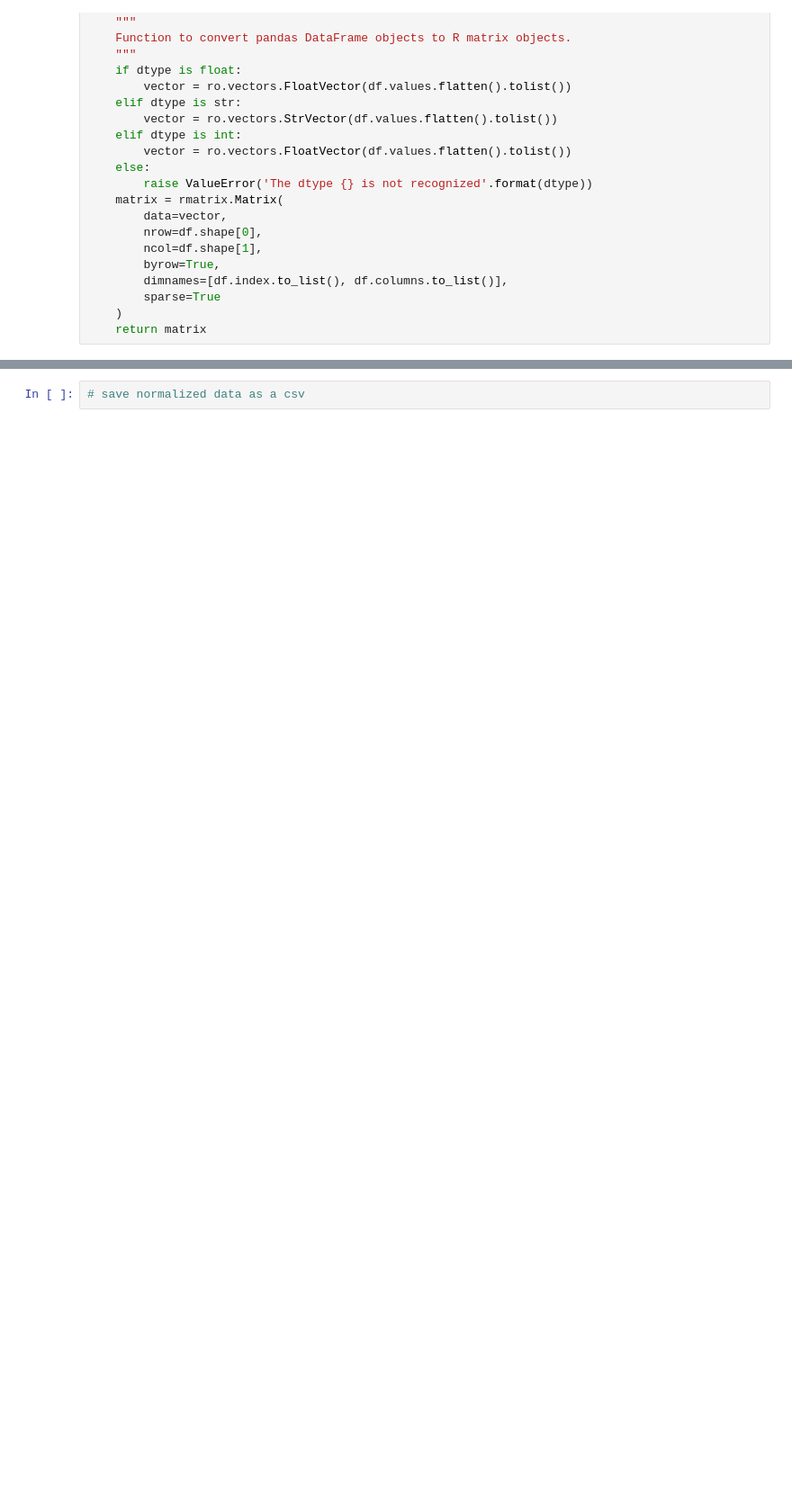
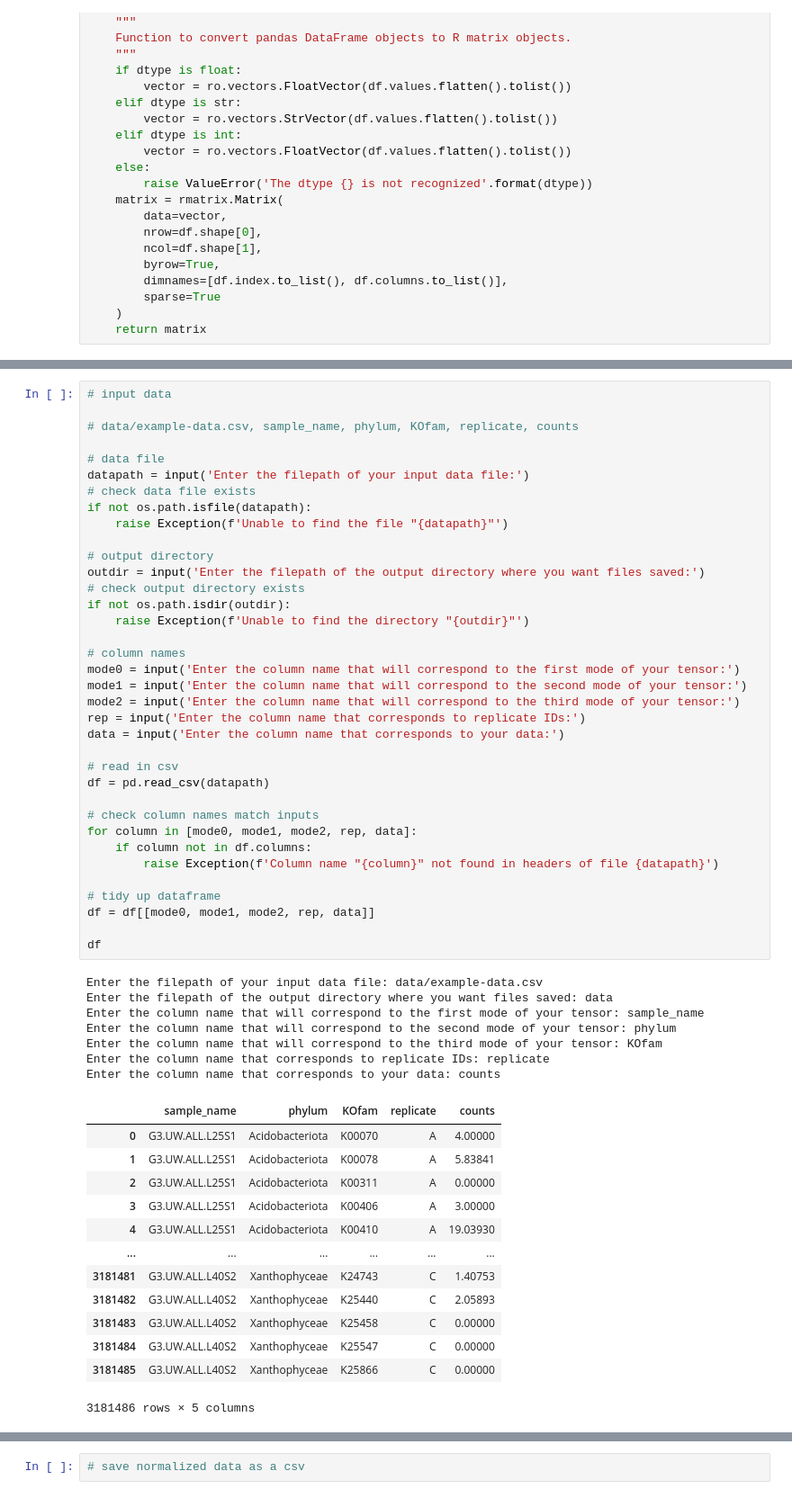
Before and after one commit to blasks/barnacle-boilerplate, a Jupyter notebook: 2-normalize-sctransform.ipynb, the cells around one changed output, grey strips where cells are left out. Shown at 90% size. Saved outputs shown, nothing was run; the diff lists cells and outputs as text; blank space fills up the shorter version.

```diff
--- a/2-normalize-sctransform.ipynb
+++ b/2-normalize-sctransform.ipynb
@@ -77,0 +91,57 @@ def pandas_dataframe_to_r_matrix(df, dtype=float):
+# %%
+# input data
+
+# data/example-data.csv, sample_name, phylum, KOfam, replicate, counts
+
+# data file
+datapath = input('Enter the filepath of your input data file:')
+# check data file exists
+if not os.path.isfile(datapath):
+    raise Exception(f'Unable to find the file "{datapath}"')
+
+# output directory
+outdir = input('Enter the filepath of the output directory where you want files saved:')
+# check output directory exists
+if not os.path.isdir(outdir):
+    raise Exception(f'Unable to find the directory "{outdir}"')
+
+# column names
+mode0 = input('Enter the column name that will correspond to the first mode of your tensor:')
+mode1 = input('Enter the column name that will correspond to the second mode of your tensor:')
+mode2 = input('Enter the column name that will correspond to the third mode of your tensor:')
+rep = input('Enter the column name that corresponds to replicate IDs:')
+data = input('Enter the column name that corresponds to your data:')
+
+# read in csv
+df = pd.read_csv(datapath)
+
+# check column names match inputs
+for column in [mode0, mode1, mode2, rep, data]:
+    if column not in df.columns:
+        raise Exception(f'Column name "{column}" not found in headers of file {datapath}')
+
+# tidy up dataframe
+df = df[[mode0, mode1, mode2, rep, data]]
+
+df
+# %% [output]
+Enter the filepath of your input data file: data/example-data.csv
+Enter the filepath of the output directory where you want files saved: data
+Enter the column name that will correspond to the first mode of your tensor: sample_name
+Enter the column name that will correspond to the second mode of your tensor: phylum
+Enter the column name that will correspond to the third mode of your tensor: KOfam
+Enter the column name that corresponds to replicate IDs: replicate
+Enter the column name that corresponds to your data: counts
+|  | sample_name | phylum | KOfam | replicate | counts |
+| 0 | G3.UW.ALL.L25S1 | Acidobacteriota | K00070 | A | 4.00000 |
+| 1 | G3.UW.ALL.L25S1 | Acidobacteriota | K00078 | A | 5.83841 |
+| 2 | G3.UW.ALL.L25S1 | Acidobacteriota | K00311 | A | 0.00000 |
+| 3 | G3.UW.ALL.L25S1 | Acidobacteriota | K00406 | A | 3.00000 |
+| 4 | G3.UW.ALL.L25S1 | Acidobacteriota | K00410 | A | 19.03930 |
+| ... | ... | ... | ... | ... | ... |
+| 3181481 | G3.UW.ALL.L40S2 | Xanthophyceae | K24743 | C | 1.40753 |
+| 3181482 | G3.UW.ALL.L40S2 | Xanthophyceae | K25440 | C | 2.05893 |
+| 3181483 | G3.UW.ALL.L40S2 | Xanthophyceae | K25458 | C | 0.00000 |
+| 3181484 | G3.UW.ALL.L40S2 | Xanthophyceae | K25547 | C | 0.00000 |
+| 3181485 | G3.UW.ALL.L40S2 | Xanthophyceae | K25866 | C | 0.00000 |
+3181486 rows × 5 columns
```
Also changed, not shown: parts of 5 cells of this notebook.
